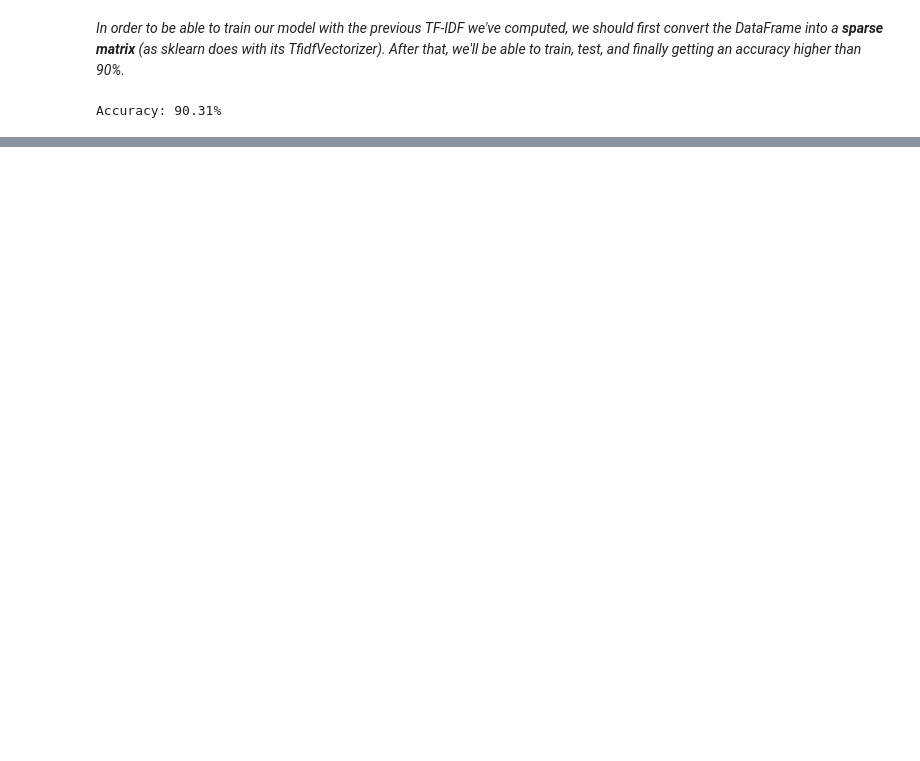
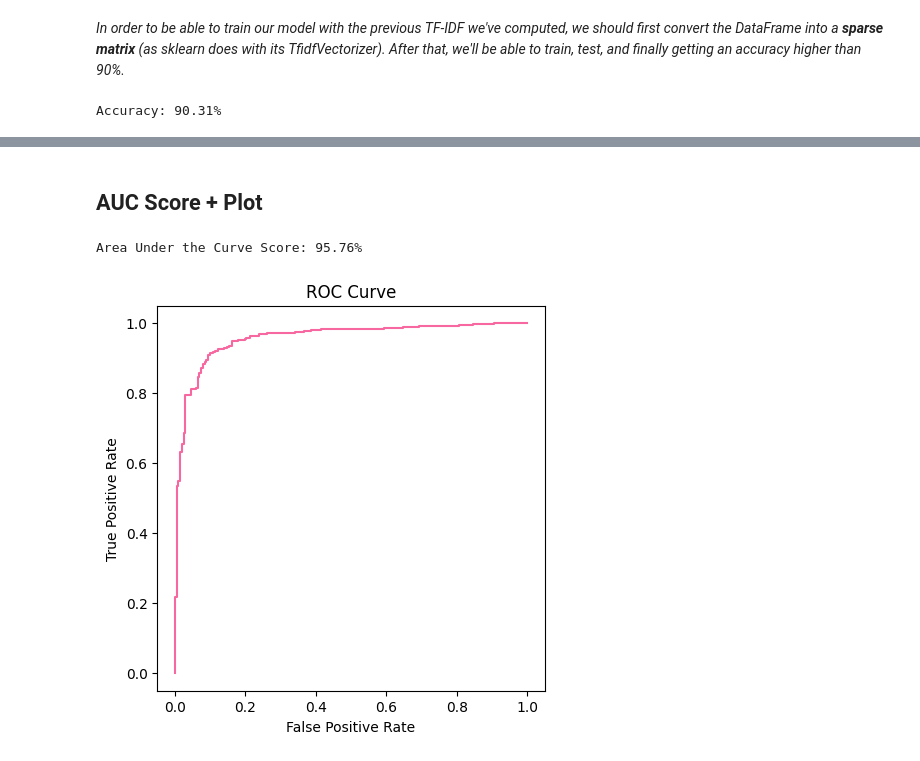
Before and after one commit to aidagomezbueno/smm-final_project, a Jupyter notebook: preprocessing_tf-idf.ipynb, the cells around one changed output, grey strips where cells are left out. Cells and saved outputs as stored; diff of their text form; code cells hidden in the pictures; blank space fills up the shorter version.

```diff
--- a/preprocessing_tf-idf.ipynb
+++ b/preprocessing_tf-idf.ipynb
@@ -385,14 +386,14 @@ def getTFIDF(nw, words, tf_idf_allt):
     df_tfidf = pd.DataFrame()
     for i in dict_words.keys():
         df_tfidf[i] = dict_words.get(i) #array
-    return df, df_tfidf
+    return df, df_tfidf, dict_words
 
 def _TfidfVectorizer(df):
     df, n_docs, tf_all = getTF(df)
     df, doc_freq, nw, words = getDF(df, n_docs, tf_all)
     df, idf = getIDF(df, doc_freq)
     df, tf_idf_allt = _getTFIDF(df, tf_all, idf)
-    df, df_tfidf = getTFIDF(nw, words, tf_idf_allt)
+    df, df_tfidf, dict_words = getTFIDF(nw, words, tf_idf_allt)
     return df_tfidf
 # %% [markdown]
 ## TfidfVectorizer w/ Sparse Matrix
@@ -413,21 +434,3 @@ pred = clf.predict(X_test)
 print("Accuracy: %.2f%%" % (accuracy_score(pred, y_test)*100))
 # %% [output]
 Accuracy: 90.31%
-# %%
-from sklearn.feature_extraction.text import TfidfVectorizer
-vectorizer = TfidfVectorizer()
-
-X = []
-for each in df['alltext']:
-    X.append(' '.join(each))
-X = vectorizer.fit_transform(X)
-X = X.toarray()
-y = df['reliability']
-
-X_train, X_test, y_train, y_test = train_test_split(X, y, test_size=0.3, random_state=42)
-
-clf = LogisticRegression(random_state = 0)
-clf.fit(X_train, y_train)
-pred = clf.predict(X_test)
-
-print("Accuracy: %.2f%%" % (accuracy_score(pred, y_test)*100))
@@ -435,0 +501,17 @@ Accuracy: 82.43%
+# %% [markdown]
+## AUC Score + Plot
+# %%
+y_proba = clf.predict_proba(X_test)[:,1]
+fpr, tpr, thresholds = roc_curve(y_test, y_proba)
+
+print("Area Under the Curve Score: %.2f%%" % (roc_auc_score(y_test, y_proba, average='macro')*100))
+
+fig, ax = plt.subplots(figsize=(5, 5))
+plt.plot(fpr, tpr, color='#f768a1')
+plt.xlabel('False Positive Rate')
+plt.ylabel('True Positive Rate')
+plt.title('ROC Curve')
+plt.show()
+# %% [output]
+Area Under the Curve Score: 95.76%
+[figure, added]
```
Also changed, not shown: parts of 8 cells of this notebook.
